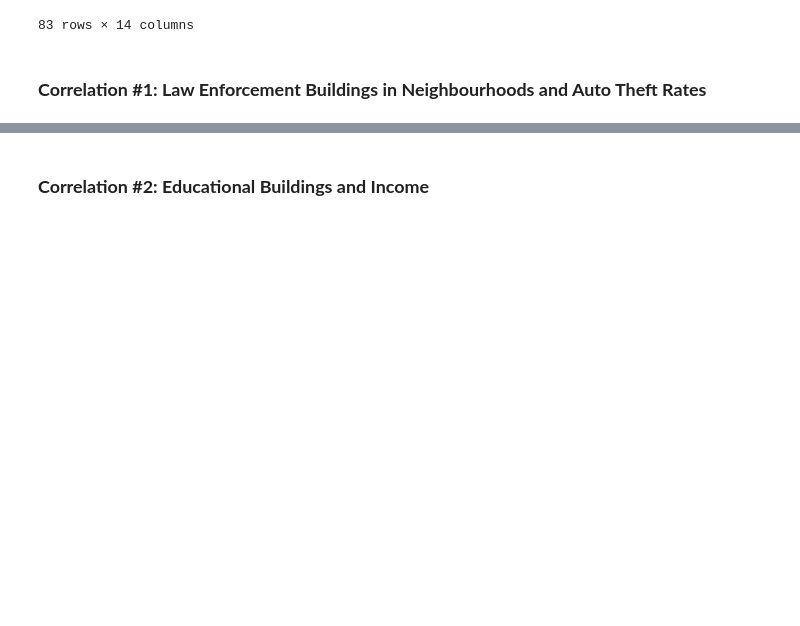
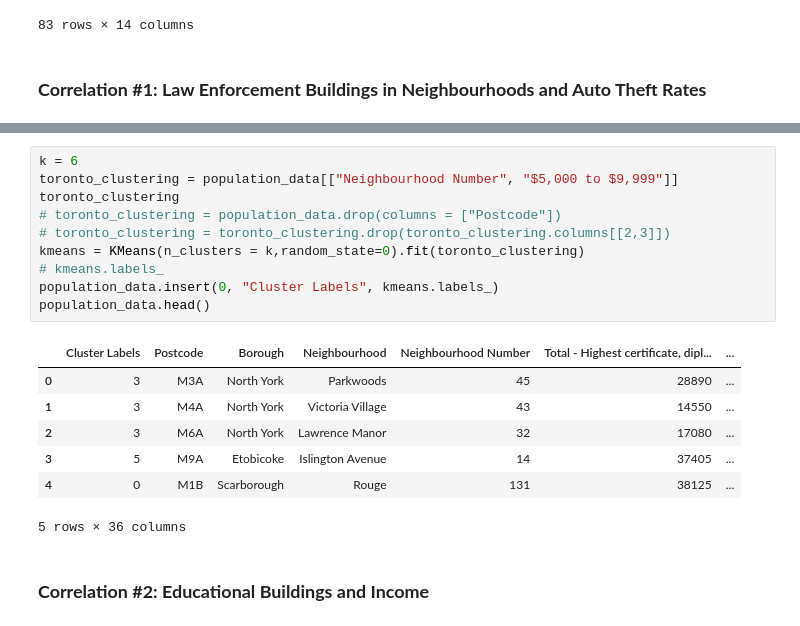
Before and after one commit to Sujeev-Uthayakumar/clustering-navigation, a Jupyter notebook: src/index.ipynb, the cells around one changed output, grey strips where cells are left out. Drawn from its saved outputs; the diff is of its cells as text; blank space fills up the shorter version.

```diff
--- a/src/index.ipynb
+++ b/src/index.ipynb
@@ -236,2 +246,20 @@ map_clusters
+# %%
+k = 6
+toronto_clustering = population_data[["Neighbourhood Number", "$5,000 to $9,999"]]
+toronto_clustering
+# toronto_clustering = population_data.drop(columns = ["Postcode"])
+# toronto_clustering = toronto_clustering.drop(toronto_clustering.columns[[2,3]])
+kmeans = KMeans(n_clusters = k,random_state=0).fit(toronto_clustering)
+# kmeans.labels_
+population_data.insert(0, "Cluster Labels", kmeans.labels_)
+population_data.head()
+# %% [output]
+|  | Cluster Labels | Postcode | Borough | Neighbourhood | Neighbourhood Number | Total - Highest certificate, dipl... | ... |
+| 0 | 3 | M3A | North York | Parkwoods | 45 | 28890 | ... |
+| 1 | 3 | M4A | North York | Victoria Village | 43 | 14550 | ... |
+| 2 | 3 | M6A | North York | Lawrence Manor | 32 | 17080 | ... |
+| 3 | 5 | M9A | Etobicoke | Islington Avenue | 14 | 37405 | ... |
+| 4 | 0 | M1B | Scarborough | Rouge | 131 | 38125 | ... |
+5 rows × 36 columns
 # %% [markdown]
 <h3><b>Correlation #2: Educational Buildings and Income </b></h3>
```
Also changed, not shown: parts of 9 cells of this notebook, 1 other file.
